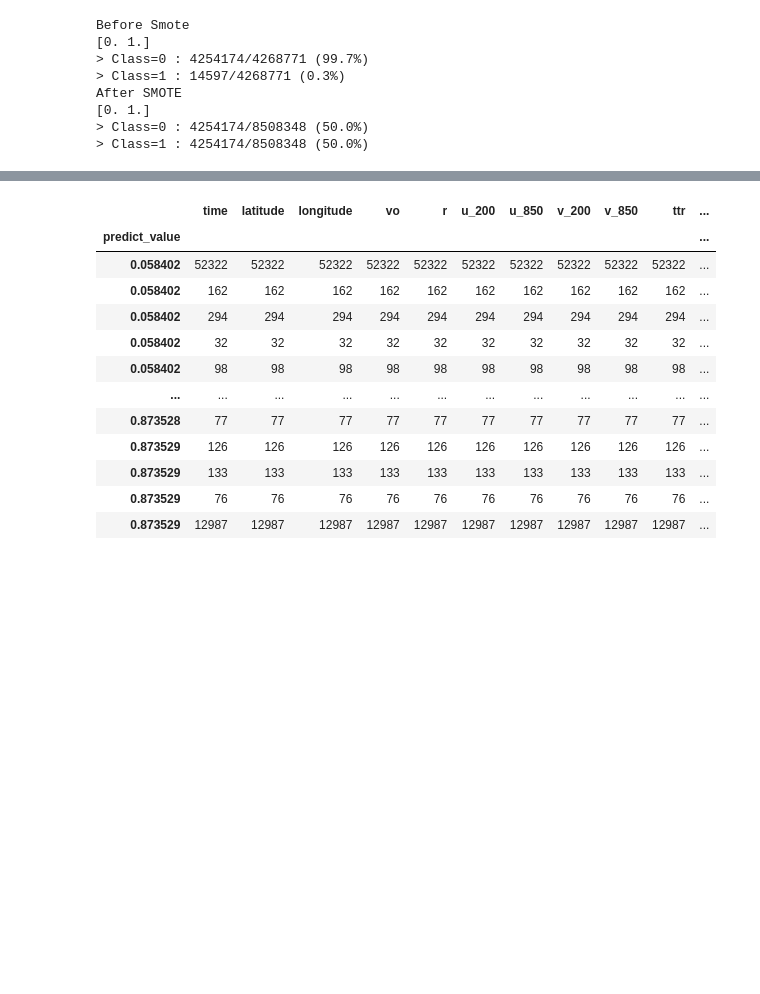
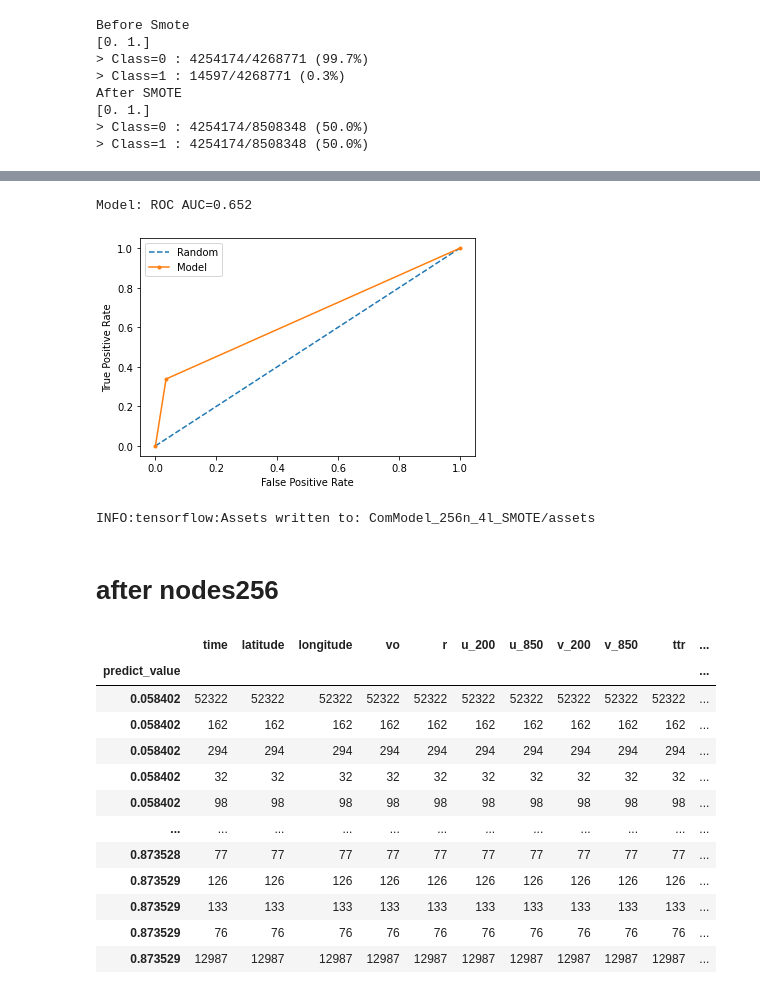
Before and after one commit to PaoloBonettiPolimi/TC, a Jupyter notebook: notebooks/OverSampling_tech_SMOTE.ipynb, the cells around one changed output, grey strips where cells are left out. Saved outputs shown, nothing was run; the diff lists cells and outputs as text; code cells hidden in the pictures; blank space fills up the shorter version.

```diff
--- a/notebooks/OverSampling_tech_SMOTE.ipynb
+++ b/notebooks/OverSampling_tech_SMOTE.ipynb
@@ -396,3 +414,43 @@ dfq
+# %%
+# Imports
+import matplotlib.pyplot as plt
+from sklearn.metrics import roc_auc_score, roc_curve
+
+# ROC Function
+def plot_roc_curve(Y_test, model_probs):
+
+    random_probs = [0 for _ in range(len(Y_test))]
+    # calculate AUC
+    model_auc = roc_auc_score(Y_test, model_probs)
+    # summarize score
+    print('Model: ROC AUC=%.3f' % (model_auc))
+    # calculate ROC Curve
+        # For the Random Model
+    random_fpr, random_tpr, _ = roc_curve(Y_test, random_probs)
+        # For the actual model
+    model_fpr, model_tpr, _ = roc_curve(Y_test, model_probs)
+    # Plot the roc curve for the model and the random model line
+    plt.plot(random_fpr, random_tpr, linestyle='--', label='Random')
+    plt.plot(model_fpr, model_tpr, marker='.', label='Model')
+    # Create labels for the axis
+    plt.xlabel('False Positive Rate')
+    plt.ylabel('True Positive Rate')
+    # show the legend
+    plt.legend()
+    # show the plot
+    plt.show()
+# %%
+plot_roc_curve(y_test, pred_labels_te)
+# %% [output]
+Model: ROC AUC=0.652
+[figure, added]
+# %%
+model.save('ComModel_256n_4l_SMOTE')
+model.save('ComModel_256n_4l_SMOTE.h5')
+# %% [output]
+INFO:tensorflow:Assets written to: ComModel_256n_4l_SMOTE/assets
+# %% [markdown]
+# after nodes256
 # %%
 neee = dfq.groupby(['predict_value']).count()
 neee
```
Also changed, not shown: parts of 44 cells of this notebook, 8 other files.
